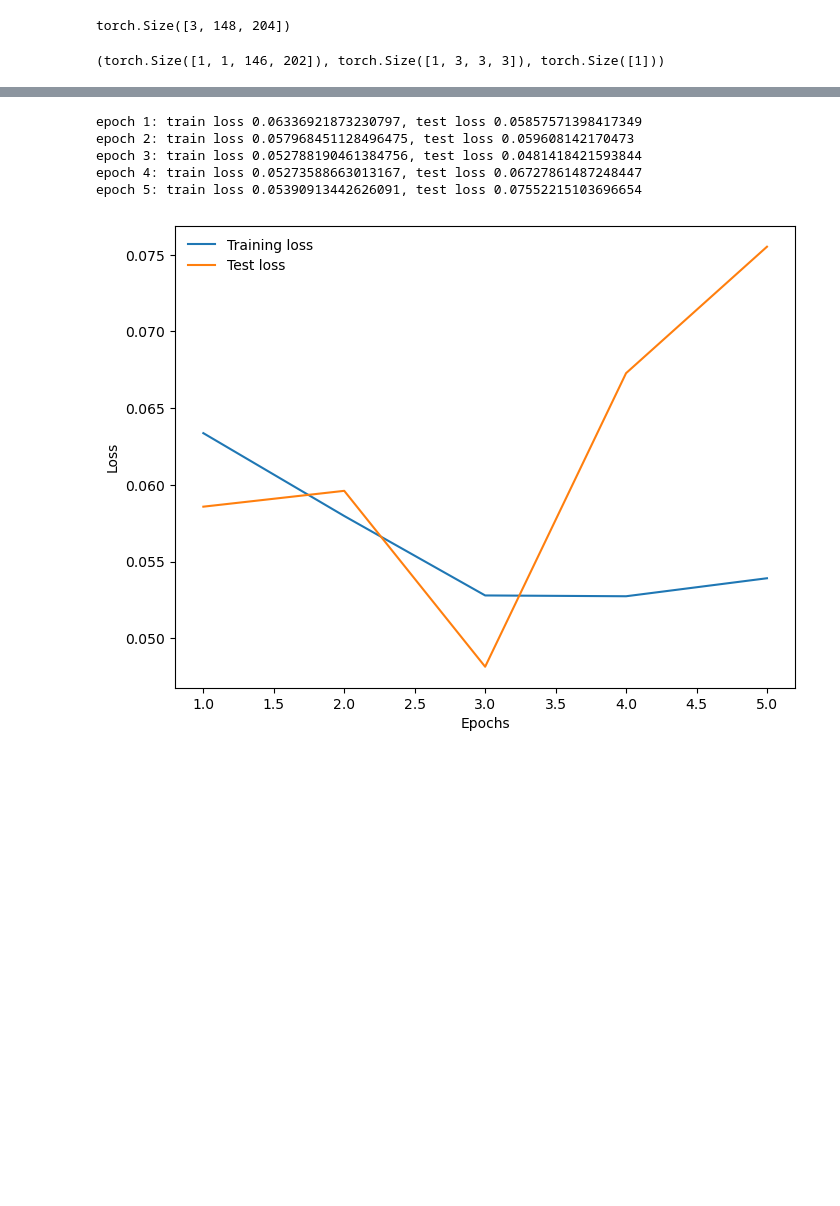
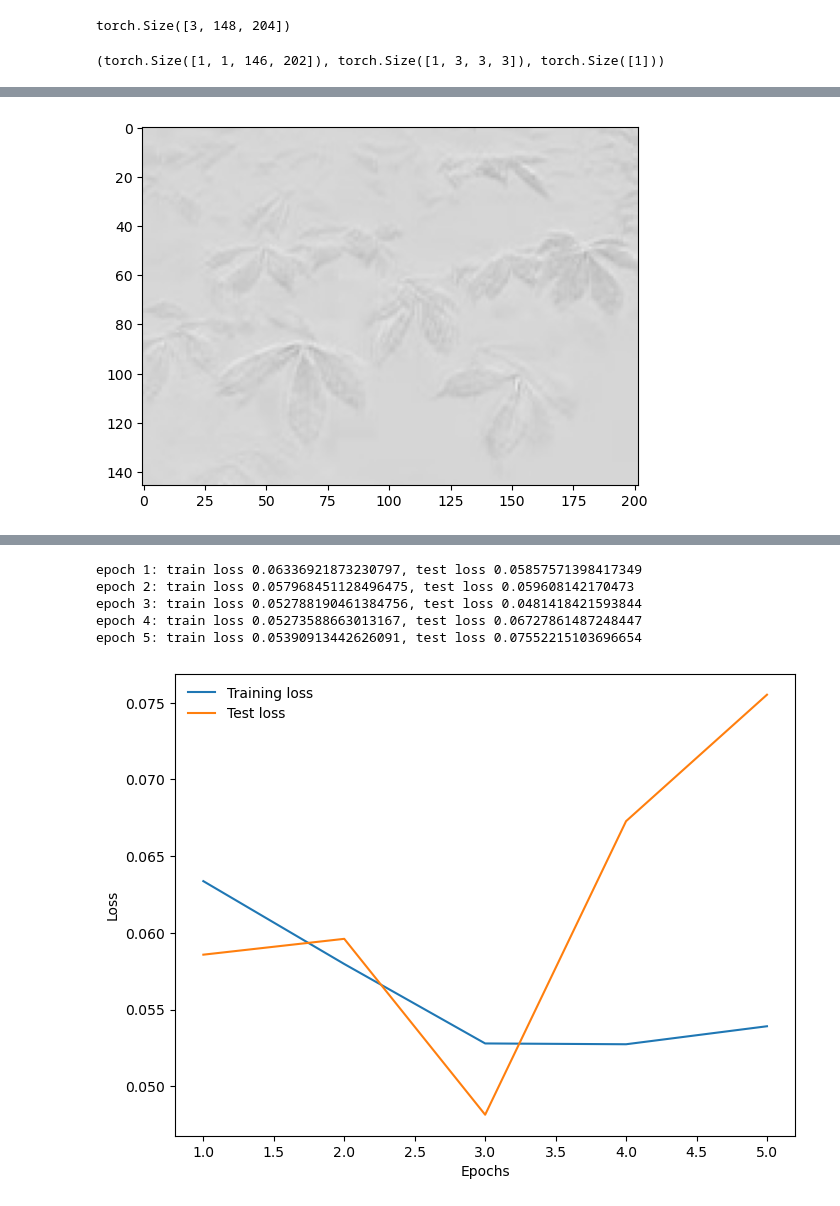
Before and after one commit to NShravanReddy/DeepLearning, a Jupyter notebook: 01-deep-neural-networks/2-cnn/2-cnn.ipynb, the cells around one changed output, grey strips where cells are left out. Cells and saved outputs as stored; diff of their text form; code cells hidden in the pictures; blank space fills up the shorter version.

```diff
--- a/01-deep-neural-networks/2-cnn/2-cnn.ipynb
+++ b/01-deep-neural-networks/2-cnn/2-cnn.ipynb
@@ -40,0 +74,5 @@ m(img_arr_transformed.unsqueeze(0)).shape,m.weight.shape,m.bias.shape
+# %%
+plt.imshow(img_)
+plt.show()
+# %% [output]
+[figure, added]
```
Also changed, not shown: parts of 13 cells of this notebook, 1 other file.
